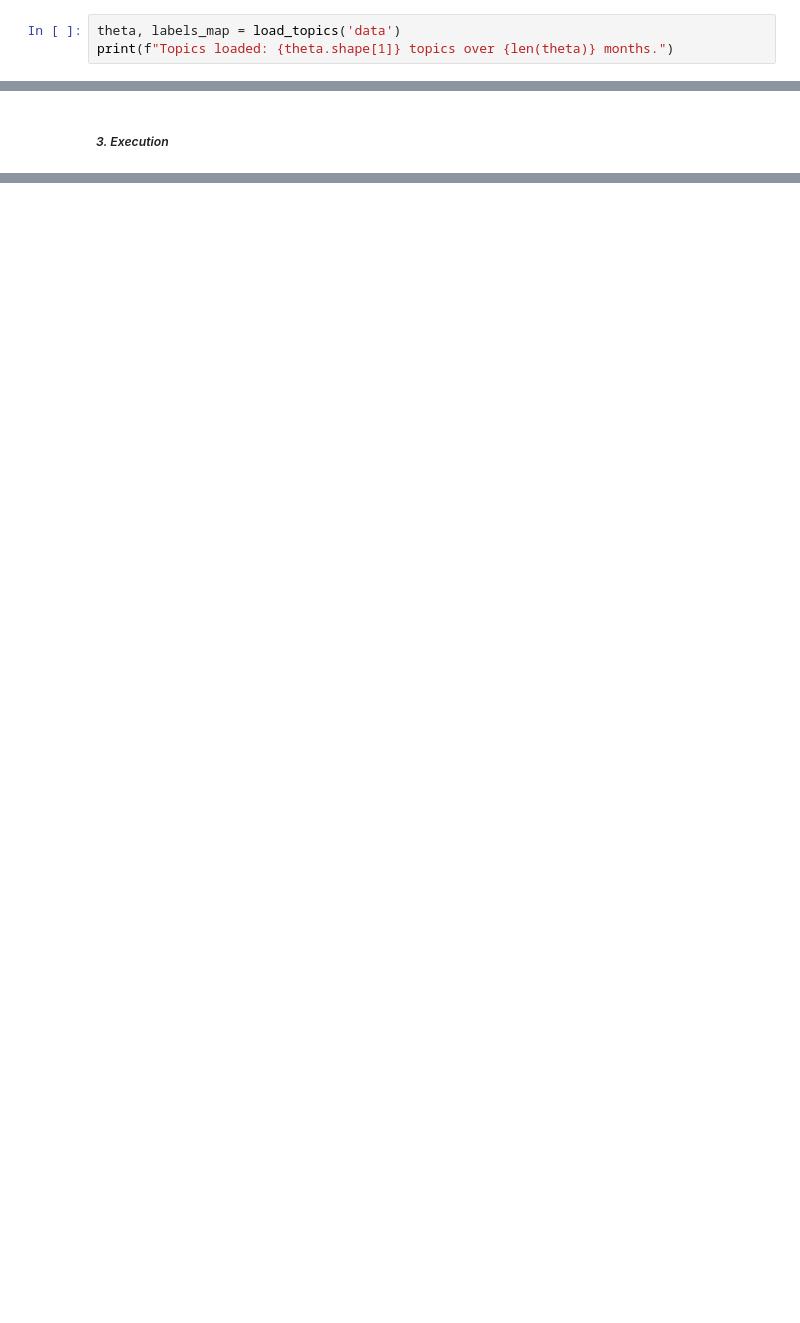
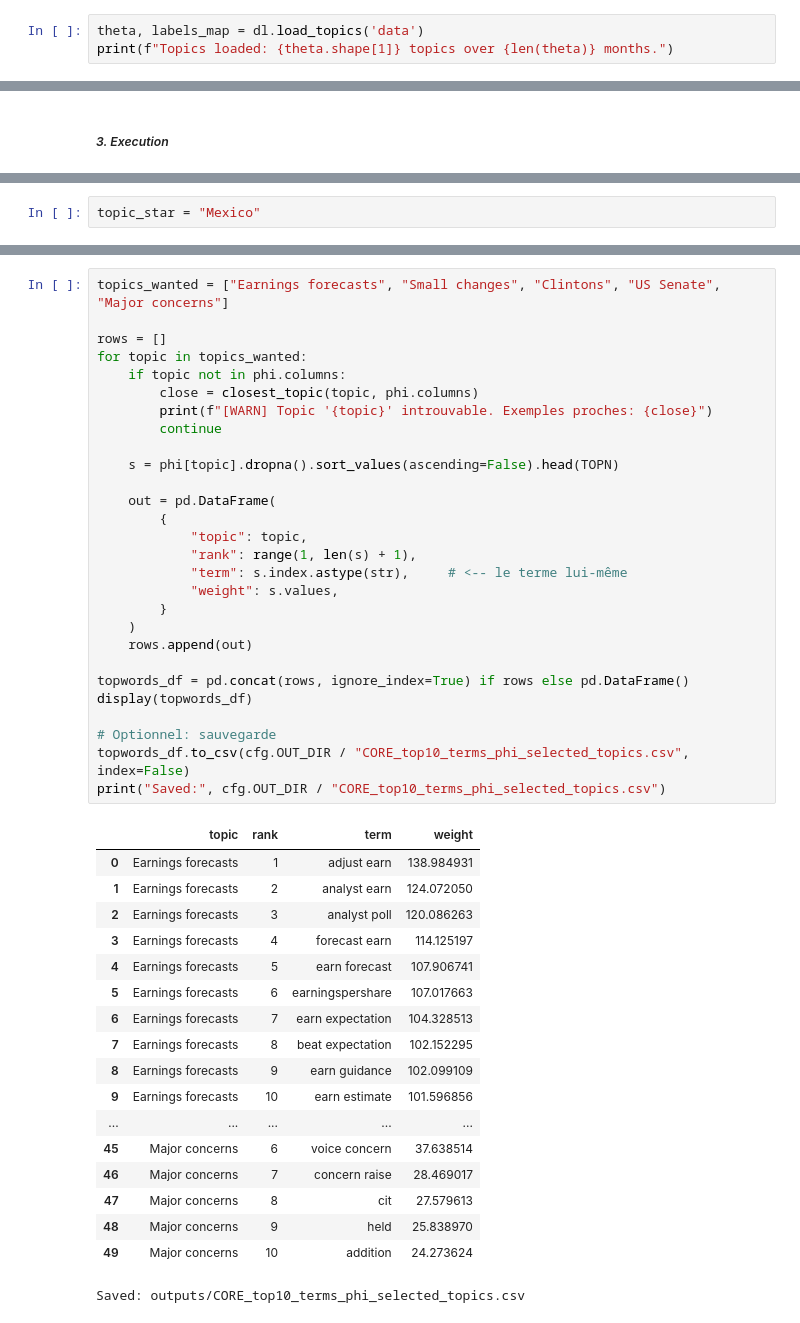
Before and after one commit to carlalucas/macro_ML, a Jupyter notebook: infl_topics.ipynb, the cells around one changed output, grey strips where cells are left out. Drawn from its saved outputs; the diff is of its cells as text; blank space fills up the shorter version.

```diff
--- a/infl_topics.ipynb
+++ b/infl_topics.ipynb
@@ -38,6 +37,6 @@ The autoreload extension is already loaded. To reload it, use:
 Environment loaded. Analysis period: 1984-01-01 to 2017-06-01
 # %%
-theta, labels_map = load_topics('data')
+theta, labels_map = dl.load_topics('data')
 print(f"Topics loaded: {theta.shape[1]} topics over {len(theta)} months.")
 # %% [output]
 Topics loaded: 180 topics over 402 months.
@@ -192,0 +545,2 @@ Out-of-Sample R2 : 0.14
+# %%
+topic_star = "Mexico"
@@ -192,0 +862,47 @@ Out-of-Sample R2 : 0.14
+# %%
+topics_wanted = ["Earnings forecasts", "Small changes", "Clintons", "US Senate", "Major concerns"]
+
+rows = []
+for topic in topics_wanted:
+    if topic not in phi.columns:
+        close = closest_topic(topic, phi.columns)
+        print(f"[WARN] Topic '{topic}' introuvable. Exemples proches: {close}")
+        continue
+
+    s = phi[topic].dropna().sort_values(ascending=False).head(TOPN)
+
+    out = pd.DataFrame(
+        {
+            "topic": topic,
+            "rank": range(1, len(s) + 1),
+            "term": s.index.astype(str),     # <-- le terme lui-même
+            "weight": s.values,
+        }
+    )
+    rows.append(out)
+
+topwords_df = pd.concat(rows, ignore_index=True) if rows else pd.DataFrame()
+display(topwords_df)
+
+# Optionnel: sauvegarde
+topwords_df.to_csv(cfg.OUT_DIR / "CORE_top10_terms_phi_selected_topics.csv", index=False)
+print("Saved:", cfg.OUT_DIR / "CORE_top10_terms_phi_selected_topics.csv")
+# %% [output]
+|  | topic | rank | term | weight |
+| 0 | Earnings forecasts | 1 | adjust earn | 138.984931 |
+| 1 | Earnings forecasts | 2 | analyst earn | 124.072050 |
+| 2 | Earnings forecasts | 3 | analyst poll | 120.086263 |
+| 3 | Earnings forecasts | 4 | forecast earn | 114.125197 |
+| 4 | Earnings forecasts | 5 | earn forecast | 107.906741 |
+| 5 | Earnings forecasts | 6 | earningspershare | 107.017663 |
+| 6 | Earnings forecasts | 7 | earn expectation | 104.328513 |
+| 7 | Earnings forecasts | 8 | beat expectation | 102.152295 |
+| 8 | Earnings forecasts | 9 | earn guidance | 102.099109 |
+| 9 | Earnings forecasts | 10 | earn estimate | 101.596856 |
+| ... | ... | ... | ... | ... |
+| 45 | Major concerns | 6 | voice concern | 37.638514 |
+| 46 | Major concerns | 7 | concern raise | 28.469017 |
+| 47 | Major concerns | 8 | cit | 27.579613 |
+| 48 | Major concerns | 9 | held | 25.838970 |
+| 49 | Major concerns | 10 | addition | 24.273624 |
+Saved: outputs/CORE_top10_terms_phi_selected_topics.csv
```
Also changed, not shown: parts of 28 cells of this notebook, 23 other files.
